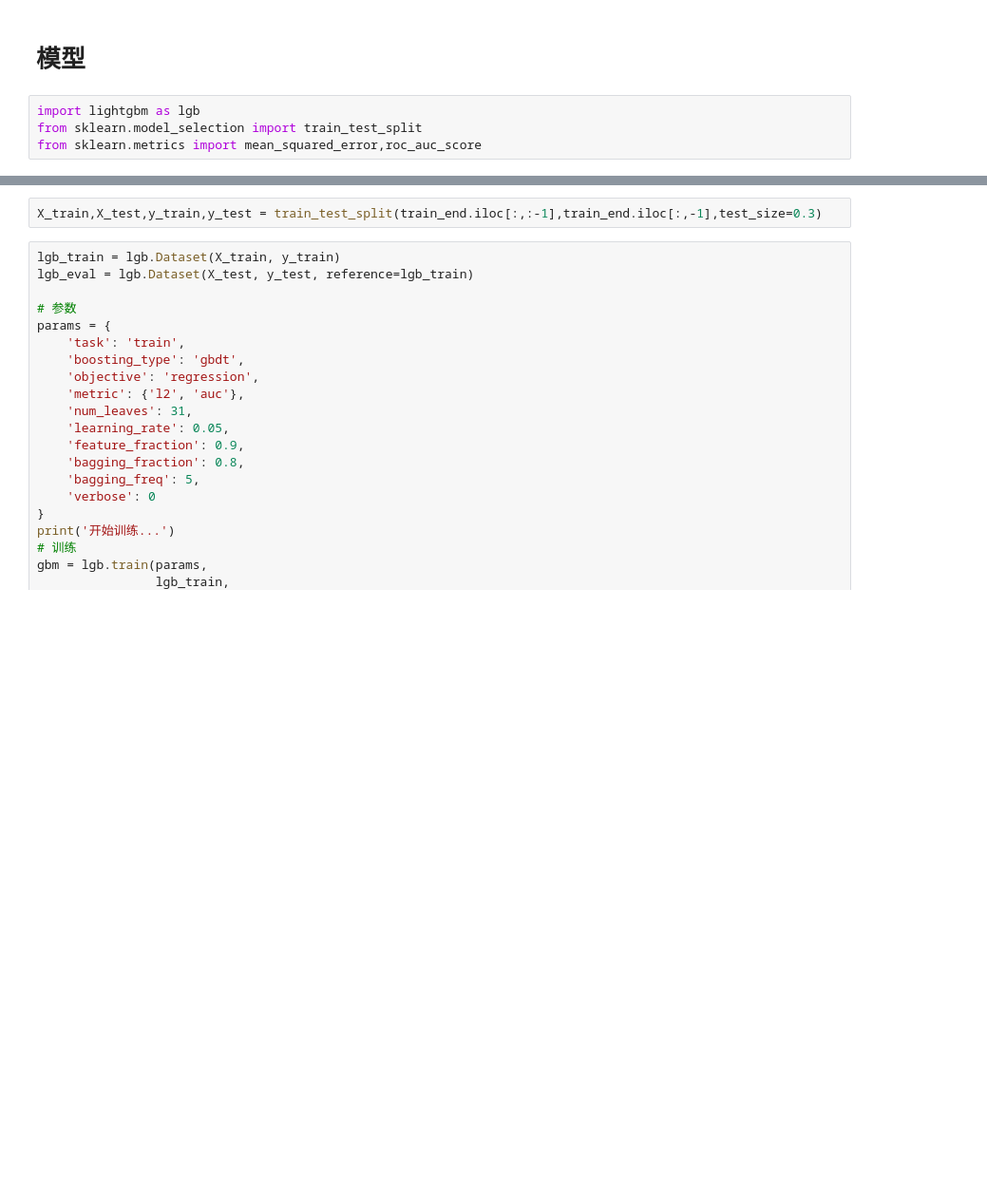
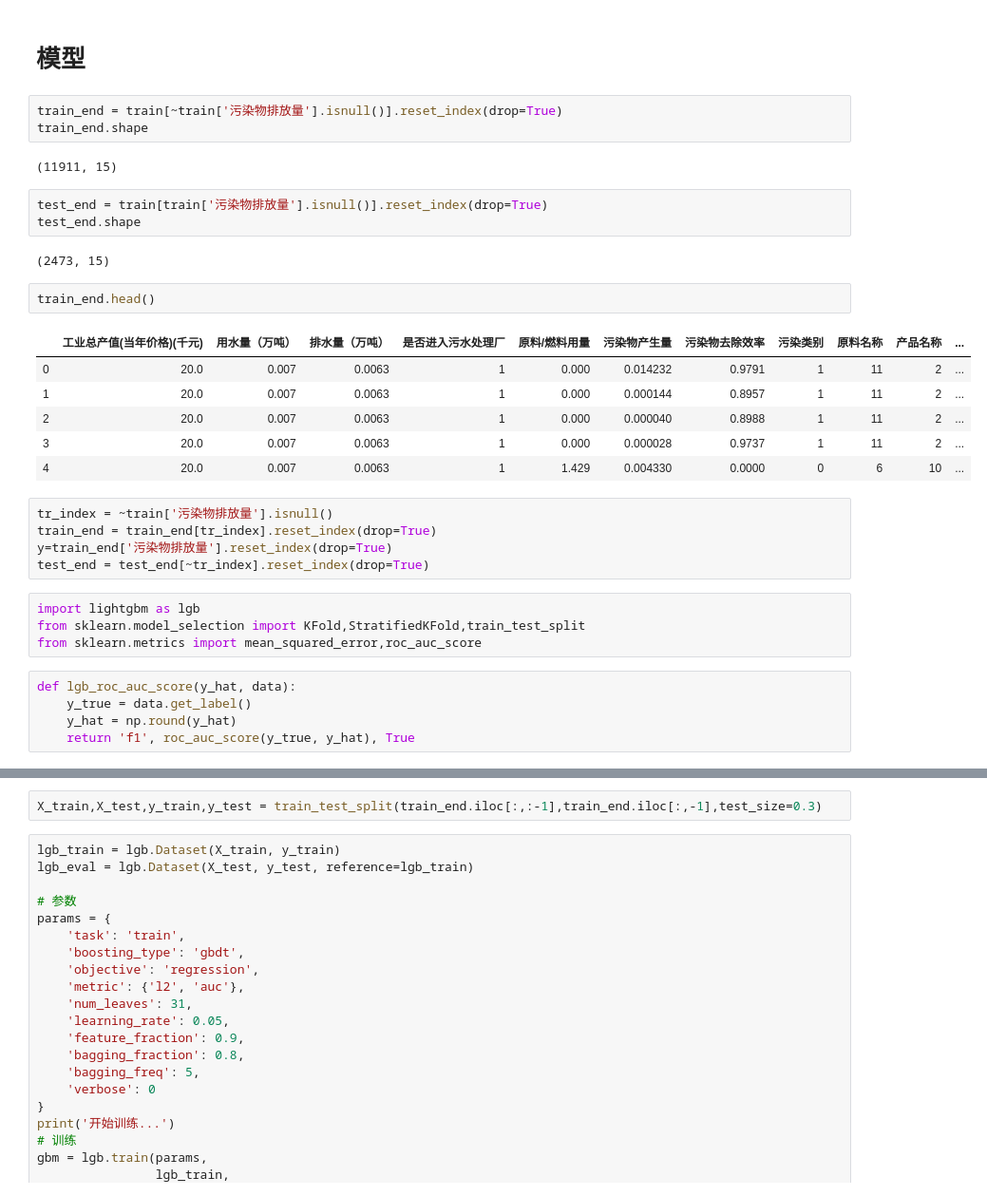
Before and after one commit to isaac0hu/Polution_Pre, a Jupyter notebook: Users/Lzumi/Documents/python/drink.ipynb, the cells around one changed output, grey strips where cells are left out. Shown: that part at 95% size. Saved outputs shown, nothing was run; the diff lists cells and outputs as text; blank space fills up the shorter version.

```diff
--- a/Users/Lzumi/Documents/python/drink.ipynb
+++ b/Users/Lzumi/Documents/python/drink.ipynb
@@ -192,6 +173,35 @@ test_end.head()
 # %% [markdown]
 # 模型
+# %%
+train_end = train[~train['污染物排放量'].isnull()].reset_index(drop=True)
+train_end.shape
+# %% [output]
+(11911, 15)
+# %%
+test_end = train[train['污染物排放量'].isnull()].reset_index(drop=True)
+test_end.shape
+# %% [output]
+(2473, 15)
+# %%
+train_end.head()
+# %% [output]
+|  | 工业总产值(当年价格)(千元) | 用水量（万吨） | 排水量（万吨） | 是否进入污水处理厂 | 原料/燃料用量 | 污染物产生量 | 污染物去除效率 | 污染类别 | 原料名称 | 产品名称 | ... |
+| 0 | 20.0 | 0.007 | 0.0063 | 1 | 0.000 | 0.014232 | 0.9791 | 1 | 11 | 2 | ... |
+| 1 | 20.0 | 0.007 | 0.0063 | 1 | 0.000 | 0.000144 | 0.8957 | 1 | 11 | 2 | ... |
+| 2 | 20.0 | 0.007 | 0.0063 | 1 | 0.000 | 0.000040 | 0.8988 | 1 | 11 | 2 | ... |
+| 3 | 20.0 | 0.007 | 0.0063 | 1 | 0.000 | 0.000028 | 0.9737 | 1 | 11 | 2 | ... |
+| 4 | 20.0 | 0.007 | 0.0063 | 1 | 1.429 | 0.004330 | 0.0000 | 0 | 6 | 10 | ... |
+# %%
+tr_index = ~train['污染物排放量'].isnull()
+train_end = train_end[tr_index].reset_index(drop=True)
+y=train_end['污染物排放量'].reset_index(drop=True)
+test_end = test_end[~tr_index].reset_index(drop=True)
 # %%
 import lightgbm as lgb
-from sklearn.model_selection import train_test_split
+from sklearn.model_selection import KFold,StratifiedKFold,train_test_split
 from sklearn.metrics import mean_squared_error,roc_auc_score
+# %%
+def lgb_roc_auc_score(y_hat, data):
+    y_true = data.get_label()
+    y_hat = np.round(y_hat)
+    return 'f1', roc_auc_score(y_true, y_hat), True
```
Also changed, not shown: parts of 16 cells of this notebook.
